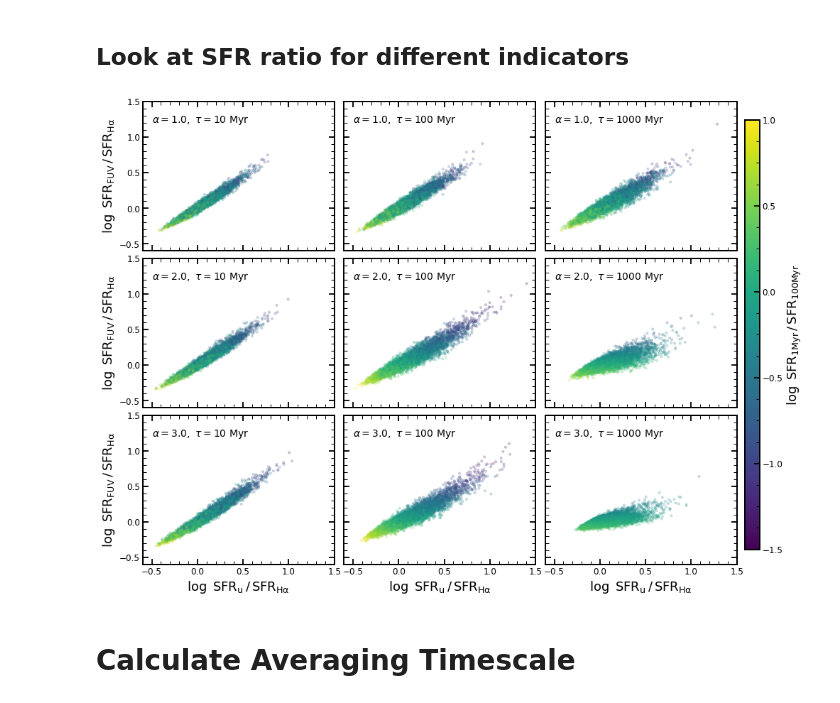
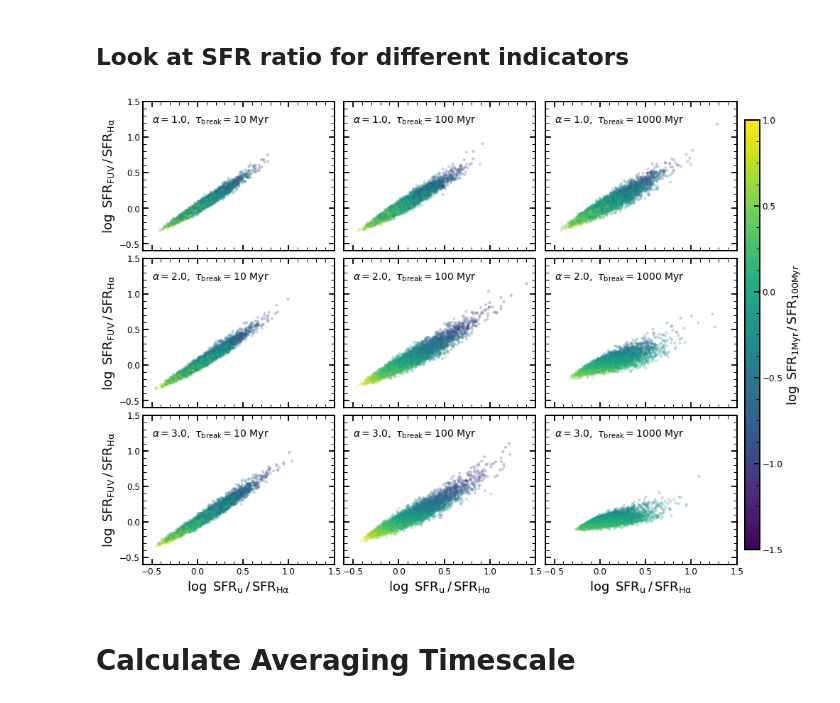
Before and after one commit to stacchella/variability_SFHs, a Jupyter notebook: notebooks/PSD_Analysis.ipynb, the cells around one changed output. Cells and saved outputs as stored; diff of their text form; code cells hidden in the pictures.

```diff
--- a/notebooks/PSD_Analysis.ipynb
+++ b/notebooks/PSD_Analysis.ipynb
@@ -931,7 +964,7 @@ for ii in range(len(slope_plot)):
         ax.hist(np.ravel(dict_data[slope_plot[ii]][tau_plot[jj]]['SFH_conv/SFR_W3'][:]), color='orange', histtype='step', lw=1.5, normed=True, bins=bins, label=r'$\mathrm{W3}$')
         ax.hist(np.ravel(dict_data[slope_plot[ii]][tau_plot[jj]]['SFH_conv/SFR_UVIR'][:]), color='C3', histtype='step', lw=1.5, normed=True, bins=bins, label=r'$\mathrm{UV+IR}$')
         ax.text(-0.95, 4.0, r'$\alpha=%.1f$' %(slope_plot[ii]), fontsize=14)
-        ax.text(-0.95, 3.5, r'$\tau=%.0f\/\mathrm{Myr}$' %(tau_plot[jj]), fontsize=14)
+        ax.text(-0.95, 3.5, r'$\tau_{\rm break}=%.0f\/\mathrm{Myr}$' %(tau_plot[jj]), fontsize=14)
         ax.set_xlim([-1.1, 1.1])
         ax.set_ylim([0.0, 4.5])
         if (ii<len(slope_plot)-1):
@@ -1092,41 +1125,41 @@ for ii in range(len(slope_plot)):
         #print np.min(diff_abs)
         ax.scatter(ratio_SFR_u_Ha, ratio_SFR_UV_Ha, c=diff_abs, alpha=0.2, rasterized=True, marker='.', s=40, vmin=-1.5, vmax=1.0)
         #ax.plot(np.median(diff_u_Ha), np.median(diff_FUV_Ha), 'o', ms=20, color='cyan')
-        ax.text(-0.5, 1.2, r'$\alpha=%.1f,\ \tau=%.0f$ Myr' %(slope_plot[ii], tau_plot[jj]), fontsize=14)
+        ax.text(-0.5, 1.2, r'$\alpha=%.1f,\ \tau_{\rm break}=%.0f$ Myr' %(slope_plot[ii], tau_plot[jj]), fontsize=14)
         ax.set_xlim([-0.6, 1.5])
         ax.set_ylim([-0.6, 1.5])
         if (ii<len(slope_plot)-1):
             ax.set_xlabel('', fontsize=18)
             ax.xaxis.set_ticklabels([])
         else:
             ax.set_xlabel(r'$\log\/\/\/\mathrm{SFR}_{\rm u}\//\/\mathrm{SFR}_{\rm H\alpha}$', fontsize=18)
         if (jj>=1):
             ax.set_ylabel('', fontsize=18)
             ax.yaxis.set_ticklabels([])
         else:
             ax.set_ylabel(r'$\log\/\/\/\mathrm{SFR}_{\rm FUV}\//\/\mathrm{SFR}_{\rm H\alpha}$', fontsize=18)
         if ((ii==len(slope_plot)-1) & (jj==len(tau_plot)-1)):
             ax.legend(loc='center left', frameon=False, ncol=2, fontsize=14)
         # add boxes# look at complete SFH
 #        ax.add_patch(patches.Rectangle((box1[0], box1[1]), box1[2], box1[3], lw=2, edgecolor=box_col_list[0], facecolor='none', zorder=10))
 #        ax.add_patch(patches.Rectangle((box2[0], box2[1]), box2[2], box2[3], lw=2, edgecolor=box_col_list[1], facecolor='none', zorder=10))
 #        ax.add_patch(patches.Rectangle((box3[0], box3[1]), box3[2], box3[3], lw=2, edgecolor=box_col_list[2], facecolor='none', zorder=10))
 #        ax.add_patch(patches.Rectangle((box4[0], box4[1]), box4[2], box4[3], lw=2, edgecolor=box_col_list[3], facecolor='none', zorder=10))        ax.text(box1[0]+0.5*box1[2], box1[1]+0.5*box1[3], str(fraction_in_box(diff_u_Ha, diff_FUV_Ha, box1)), zorder=10, color='black', va='center', ha='center', bbox=dict(boxstyle="square", fc=(1.0, 1.0, 1.0), alpha=0.8))
 #        ax.text(box2[0]+0.5*box2[2], box2[1]+0.5*box2[3], str(fraction_in_box(diff_u_Ha, diff_FUV_Ha, box2)), zorder=10, color='black', va='center', ha='center', bbox=dict(boxstyle="square", fc=(1.0, 1.0, 1.0), alpha=0.8))
 #        ax.text(box3[0]+0.5*box3[2], box3[1]+0.5*box3[3], str(fraction_in_box(diff_u_Ha, diff_FUV_Ha, box3)), zorder=10, color='black', va='center', ha='center', bbox=dict(boxstyle="square", fc=(1.0, 1.0, 1.0), alpha=0.8))
 #        ax.text(box4[0]+0.5*box4[2], box4[1]+0.5*box4[3], str(fraction_in_box(diff_u_Ha, diff_FUV_Ha, box4)), zorder=10, color='black', va='center', ha='center', bbox=dict(boxstyle="square", fc=(1.0, 1.0, 1.0), alpha=0.8))
 
 ## colorbar ##
 CS = ax.scatter([-99.0, -99.0], [-99.0, -99.0], c=[-3.0, 1.5], alpha=1.0, rasterized=True, marker='.', s=40, vmin=-1.5, vmax=1.0)
 cbar_ax = fig.add_axes([0.91, 0.15, 0.02, 0.7])
 CBI = fig.colorbar(CS, cax=cbar_ax)
 CBI.set_label(r'$\log\/\/\/\mathrm{SFR_{\rm 1Myr}}\//\/\mathrm{SFR_{\rm 100Myr}}$', fontsize=18)
 
 plt.subplots_adjust(hspace=0.05, wspace=0.05)
 plt.savefig(path_figures + 'Ratio_distribution_indicators.pdf', bbox_inches='tight')
 plt.show()
 # %% [output]
-[figure, old version]
+[figure, new version]
 # %% [markdown]
 # Calculate Averaging Timescale
 # %%
```
Also changed, not shown: parts of 5 cells of this notebook, 7 other files.
